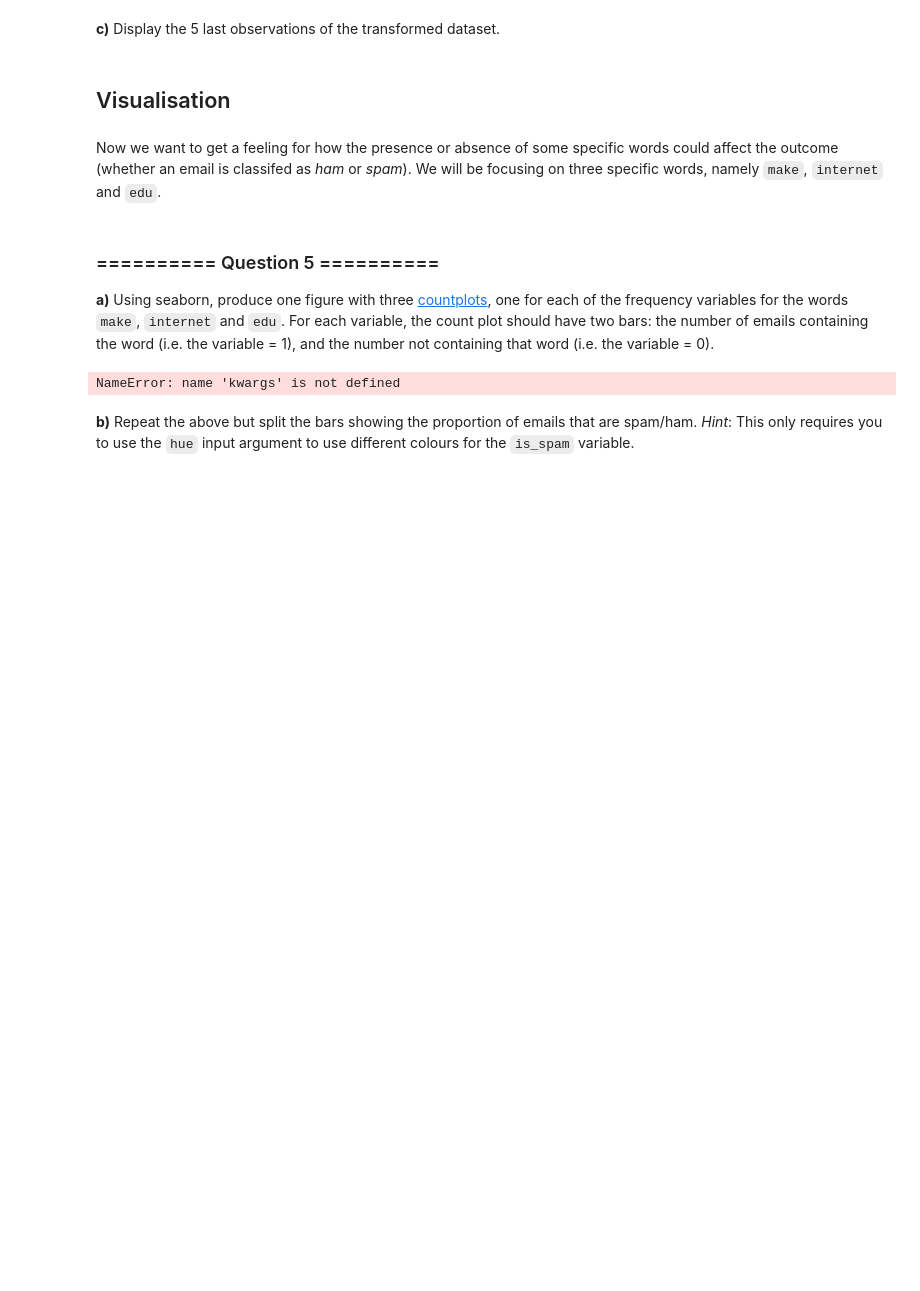
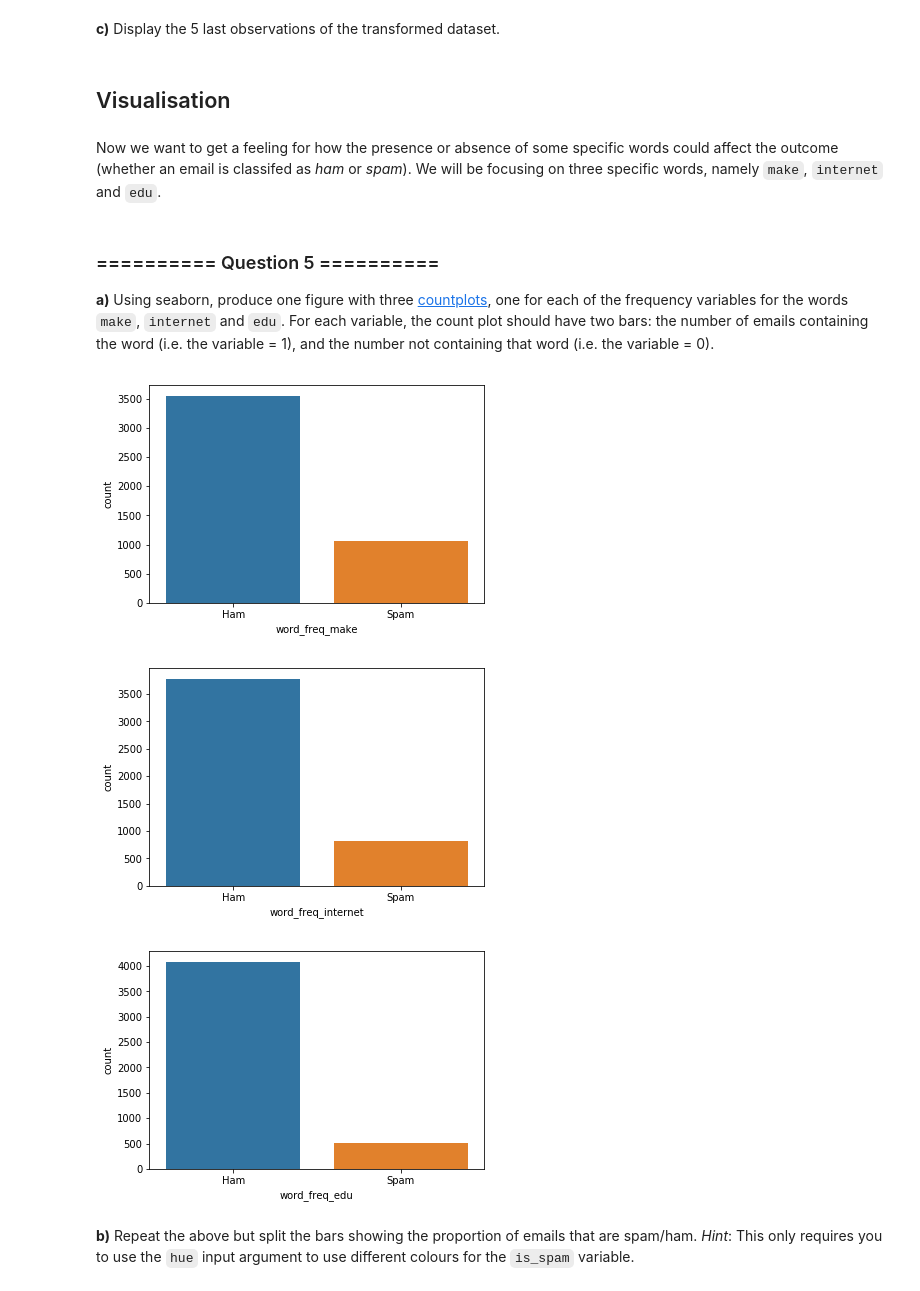
Before and after one commit to ishanparikh/IAML2018, a Jupyter notebook: Labs/01 - Analysis and Visualisation.ipynb, the cells around one changed output. Drawn from its saved outputs; the diff is of its cells as text; code cells hidden in the pictures; blank space fills up the shorter version.

```diff
--- a/Labs/01 - Analysis and Visualisation.ipynb
+++ b/Labs/01 - Analysis and Visualisation.ipynb
@@ -149,12 +160,21 @@ Now we want to get a feeling for how the presence or absence of some specific wo
 ### ========== Question 5 ==========
 
 **a)** Using seaborn, produce one figure with three [countplots](https://seaborn.github.io/generated/seaborn.countplot.html?highlight=countplot#seaborn.countplot), one for each of the frequency variables for the words `make`, `internet` and `edu`. For each variable, the count plot should have two bars: the number of emails containing the word (i.e. the variable = 1), and the number not containing that word (i.e. the variable = 0).
-# %%
-# Your Code goes here:
-sns.countplot(x=None, y=None, hue=None, data=None, order=None, hue_order=None,
-              orient=None, color=None, palette=None, saturation=0.75,
-              dodge=True, ax=None, **kwargs)
-# %% [output]
-NameError: name 'kwargs' is not defined
+# %%
+
+# ax = sns.countplot(x='is_spam', data=spambase)
+# ax.set_xticklabels(['Ham', 'Spam'])
+# plt.xlabel('')
+# plt.show()
+words = ['word_freq_make', 'word_freq_internet','word_freq_edu' ]
+for i in range(len(words)):
+    ax = sns.countplot(x=words[i] , data=sb)
+    ax.set_xticklabels(['Ham', 'Spam'])
+    plt.show()
+    #print(i)
+# %% [output]
+[figure, added]
+[figure, added]
+[figure, added]
 # %% [markdown]
 **b)** Repeat the above but split the bars showing the proportion of emails that are spam/ham. *Hint*: This only requires you to use the `hue` input argument to use different colours for the `is_spam` variable.
```
Also changed, not shown: parts of 15 cells of this notebook, 2 other files.
